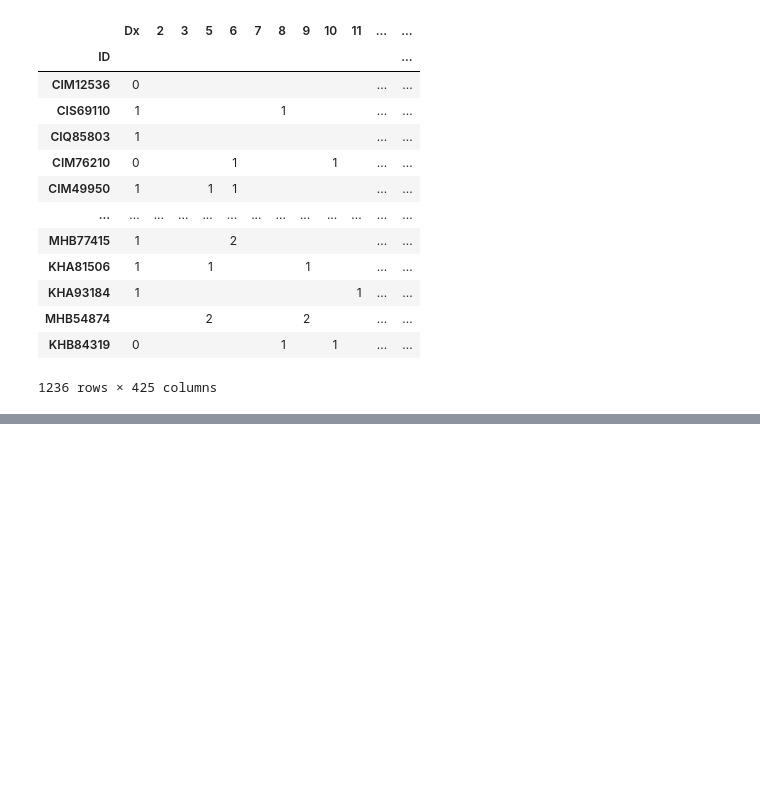
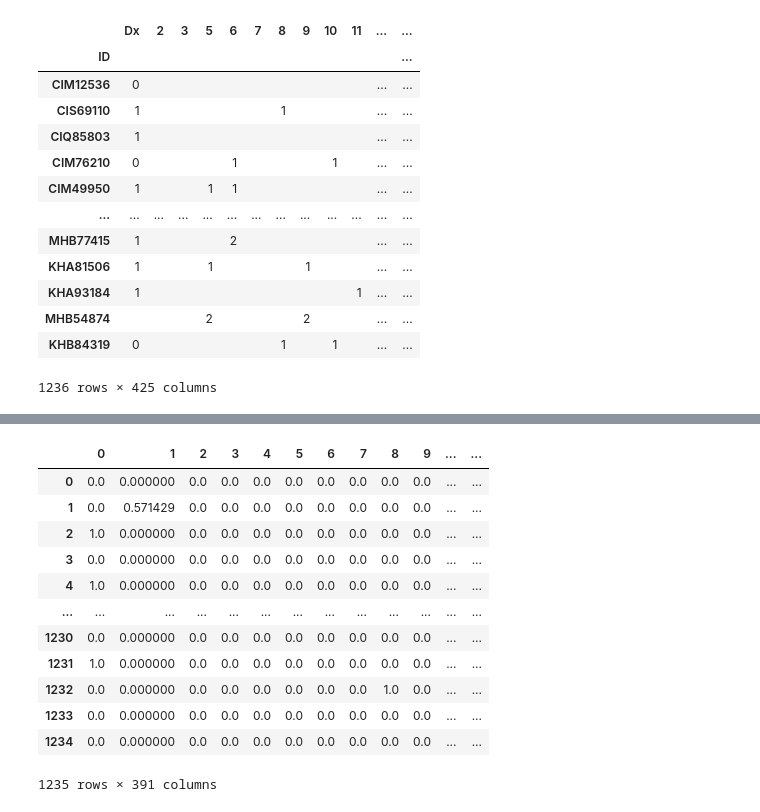
Before and after one commit to zeroknowledgediscovery/truthnet, a Jupyter notebook: notebooks/truthnet_example2.ipynb, the cells around one changed output, grey strips where cells are left out. Cells and saved outputs as stored; diff of their text form; code cells hidden in the pictures; blank space fills up the shorter version.

```diff
--- a/notebooks/truthnet_example2.ipynb
+++ b/notebooks/truthnet_example2.ipynb
@@ -86,0 +98,16 @@ Tr.cithreshold
+# %%
+Tr.null_dissonance_df
+# %% [output]
+|  | 0 | 1 | 2 | 3 | 4 | 5 | 6 | 7 | 8 | 9 | ... | ... |
+| 0 | 0.0 | 0.000000 | 0.0 | 0.0 | 0.0 | 0.0 | 0.0 | 0.0 | 0.0 | 0.0 | ... | ... |
+| 1 | 0.0 | 0.571429 | 0.0 | 0.0 | 0.0 | 0.0 | 0.0 | 0.0 | 0.0 | 0.0 | ... | ... |
+| 2 | 1.0 | 0.000000 | 0.0 | 0.0 | 0.0 | 0.0 | 0.0 | 0.0 | 0.0 | 0.0 | ... | ... |
+| 3 | 0.0 | 0.000000 | 0.0 | 0.0 | 0.0 | 0.0 | 0.0 | 0.0 | 0.0 | 0.0 | ... | ... |
+| 4 | 1.0 | 0.000000 | 0.0 | 0.0 | 0.0 | 0.0 | 0.0 | 0.0 | 0.0 | 0.0 | ... | ... |
+| ... | ... | ... | ... | ... | ... | ... | ... | ... | ... | ... | ... | ... |
+| 1230 | 0.0 | 0.000000 | 0.0 | 0.0 | 0.0 | 0.0 | 0.0 | 0.0 | 0.0 | 0.0 | ... | ... |
+| 1231 | 1.0 | 0.000000 | 0.0 | 0.0 | 0.0 | 0.0 | 0.0 | 0.0 | 0.0 | 0.0 | ... | ... |
+| 1232 | 0.0 | 0.000000 | 0.0 | 0.0 | 0.0 | 0.0 | 0.0 | 0.0 | 1.0 | 0.0 | ... | ... |
+| 1233 | 0.0 | 0.000000 | 0.0 | 0.0 | 0.0 | 0.0 | 0.0 | 0.0 | 0.0 | 0.0 | ... | ... |
+| 1234 | 0.0 | 0.000000 | 0.0 | 0.0 | 0.0 | 0.0 | 0.0 | 0.0 | 0.0 | 0.0 | ... | ... |
+1235 rows × 391 columns
```
Also changed, not shown: parts of 5 cells of this notebook, 12 other files.
